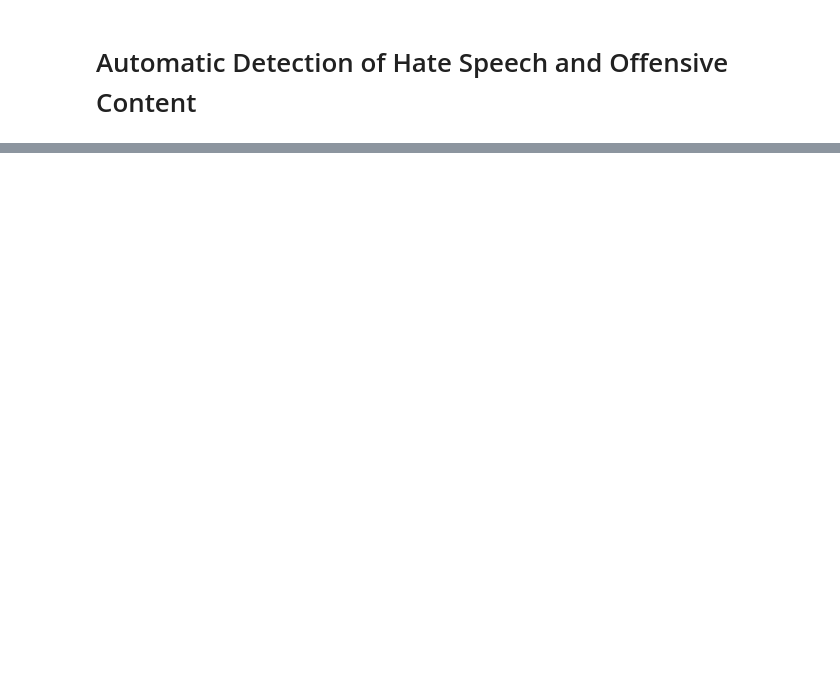
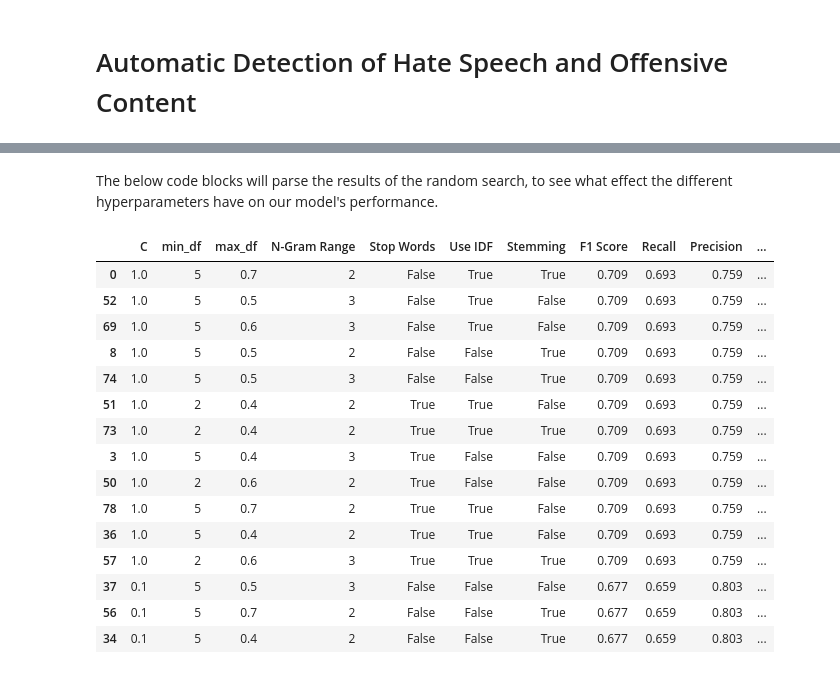
Before and after one commit to h-sarhan/hate-speech-classifier, a Jupyter notebook: Automatic Detection of Hate Speech and Offensive Content.ipynb, the cells around one changed output, grey strips where cells are left out. Drawn from its saved outputs; the diff is of its cells as text; code cells hidden in the pictures; blank space fills up the shorter version.

```diff
--- a/Automatic Detection of Hate Speech and Offensive Content.ipynb
+++ b/Automatic Detection of Hate Speech and Offensive Content.ipynb
@@ -172,0 +3,29 @@ f1_score(y_test, preds)
+# %%
+# convert html character entities to unicode (ex: &copy; -> ©)
+from html import unescape
+
+import matplotlib.pyplot as plt
+import neattext as nt  # needed for text cleaning
+import numpy as np  # array processing
+import pandas as pd  # data analysis
+import tensorflow as tf  # we'll be using keras near the end of the notebook
+from better_profanity import profanity  # censor offensive words
+from nltk.tokenize import TweetTokenizer  # tokenizer
+# create a bag of words representation of the text data
+from sklearn.feature_extraction.text import CountVectorizer, TfidfVectorizer
+# scoring metrics
+from sklearn.metrics import accuracy_score, f1_score, precision_score, recall_score
+from sklearn.model_selection import train_test_split # for splitting dataset into training and test sets
+
+# set the seed to get reproducible results
+SEED_NUM = 24
+np.random.seed(SEED_NUM)
+tf.random.set_seed(SEED_NUM)
+
+# increase pandas column widths
+pd.options.display.max_colwidth = 200
+
+# data paths
+DAVIDSON_DATA_PATH = './data/davidson/labeled_data.txt'
+HURTLEX_DATA_PATH = './data/hurtlex_EN.tsv'
+GLOVE_TWITTER_EMBEDDINGS_PATH = './models/embeddings/glove-twitter-200.txt'
@@ -172,0 +1203,2 @@ f1_score(y_test, preds)
+# %% [markdown]
+The below code blocks will parse the results of the random search, to see what effect the different hyperparameters have on our model's performance.
@@ -172,0 +1246,21 @@ f1_score(y_test, preds)
+# %%
+grid_search_summary_1 = pd.read_csv('./models/results/grid_search_results_1.csv', index_col=0)
+
+grid_search_summary_1.head(15).round(3)
+# %% [output]
+|  | C | min_df | max_df | N-Gram Range | Stop Words | Use IDF | Stemming | F1 Score | Recall | Precision | ... |
+| 0 | 1.0 | 5 | 0.7 | 2 | False | True | True | 0.709 | 0.693 | 0.759 | ... |
+| 52 | 1.0 | 5 | 0.5 | 3 | False | True | False | 0.709 | 0.693 | 0.759 | ... |
+| 69 | 1.0 | 5 | 0.6 | 3 | False | True | False | 0.709 | 0.693 | 0.759 | ... |
+| 8 | 1.0 | 5 | 0.5 | 2 | False | False | True | 0.709 | 0.693 | 0.759 | ... |
+| 74 | 1.0 | 5 | 0.5 | 3 | False | False | True | 0.709 | 0.693 | 0.759 | ... |
+| 51 | 1.0 | 2 | 0.4 | 2 | True | True | False | 0.709 | 0.693 | 0.759 | ... |
+| 73 | 1.0 | 2 | 0.4 | 2 | True | True | True | 0.709 | 0.693 | 0.759 | ... |
+| 3 | 1.0 | 5 | 0.4 | 3 | True | False | False | 0.709 | 0.693 | 0.759 | ... |
+| 50 | 1.0 | 2 | 0.6 | 2 | True | False | False | 0.709 | 0.693 | 0.759 | ... |
+| 78 | 1.0 | 5 | 0.7 | 2 | True | True | False | 0.709 | 0.693 | 0.759 | ... |
+| 36 | 1.0 | 5 | 0.4 | 2 | True | True | False | 0.709 | 0.693 | 0.759 | ... |
+| 57 | 1.0 | 2 | 0.6 | 3 | True | True | True | 0.709 | 0.693 | 0.759 | ... |
+| 37 | 0.1 | 5 | 0.5 | 3 | False | False | False | 0.677 | 0.659 | 0.803 | ... |
+| 56 | 0.1 | 5 | 0.7 | 2 | False | False | True | 0.677 | 0.659 | 0.803 | ... |
+| 34 | 0.1 | 5 | 0.4 | 2 | False | False | True | 0.677 | 0.659 | 0.803 | ... |
```
Also changed, not shown: parts of 190 cells of this notebook, 8 other files.
